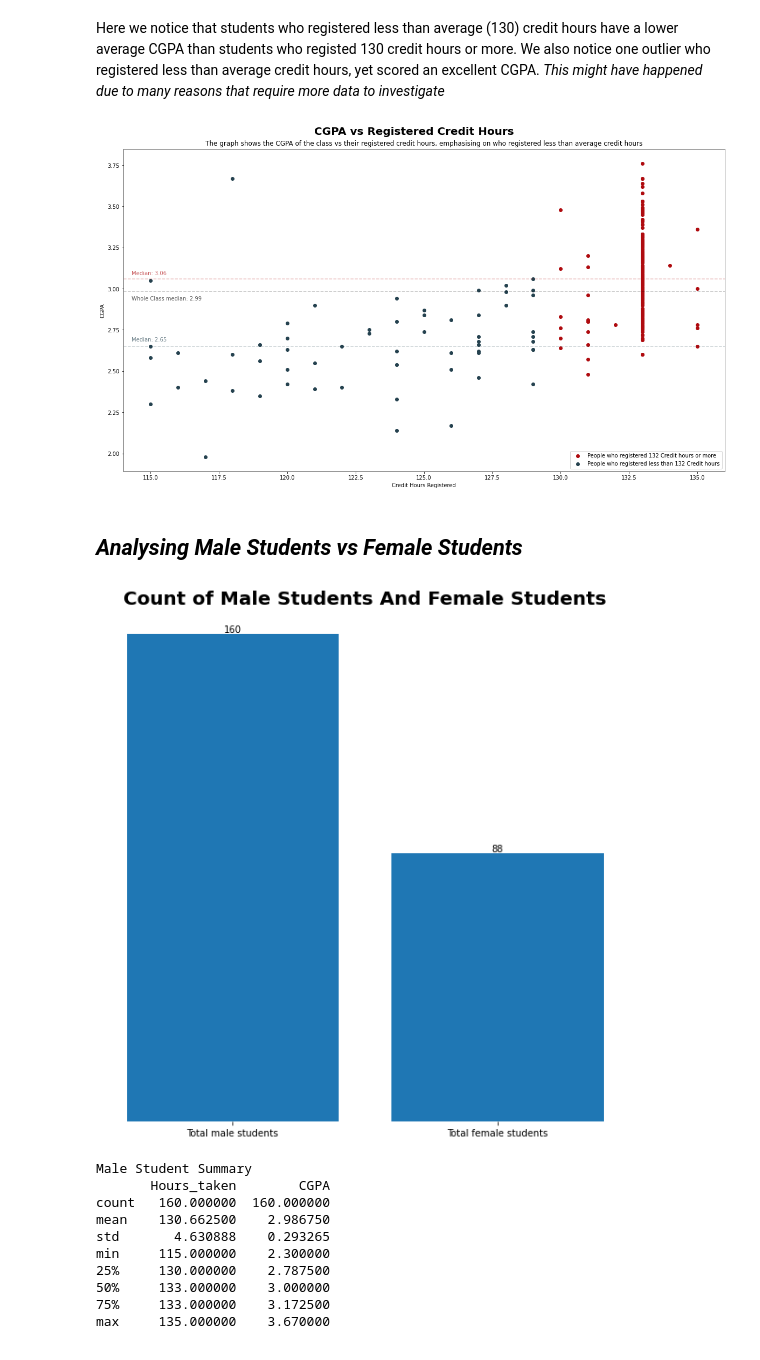
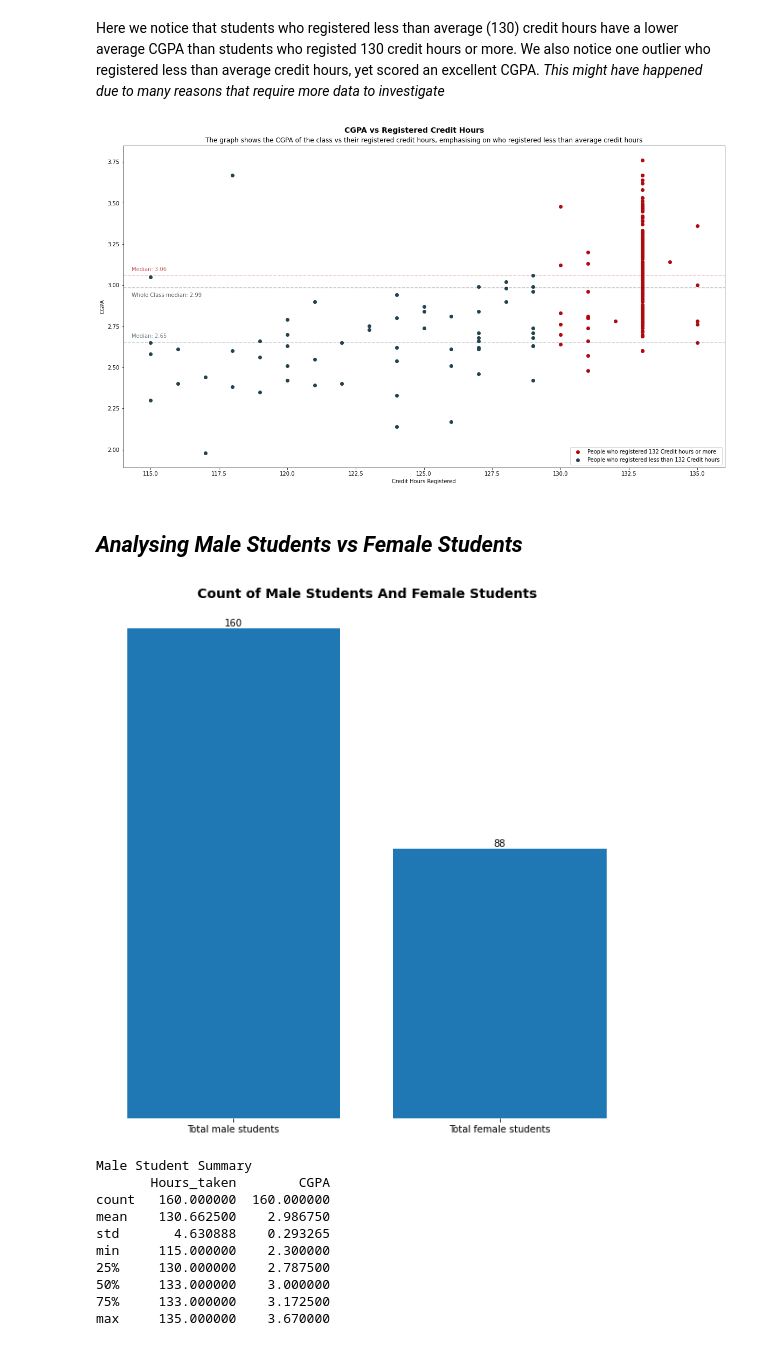
Before and after one commit to abdoitman/Analysing-Class-Scores, a Jupyter notebook: class_data_summary.ipynb, the cells around one changed output. Saved outputs shown, nothing was run; the diff lists cells and outputs as text; code cells hidden in the pictures.

Commit message:
Update fontweight in graphs

```diff
--- a/class_data_summary.ipynb
+++ b/class_data_summary.ipynb
@@ -205,30 +215,30 @@ plt.legend(loc='lower right')
 
 _ = plt.xlabel('Credit Hours Registered')
 _ = plt.ylabel('CGPA')
-_ = plt.suptitle("CGPA vs Registered Credit Hours", fontweight= 'bold', fontsize= 20, y= 0.932)
-_= plt.title('The graph shows the CGPA of the class vs their registered credit hours, emphasising on who registered less than average credit hours')
+_ = plt.suptitle("CGPA vs Registered Credit Hours", fontweight= 'bold', fontsize= 14, y= 0.924)
+_ = plt.title('The graph shows the CGPA of the class vs their registered credit hours, emphasising on who registered less than average credit hours')
 # %% [output]
-[figure, old version]
+[figure, new version]
 # %% [markdown]
 ## *Analysing Male Students vs Female Students*
 # %%
 male_students = class_data[class_data.Gender == 'M']
 female_students = class_data[class_data.Gender == 'F']
 
 data = [len(male_students), len(female_students)]
 labels= ['Total male students', 'Total female students']
 fig, ax = plt.subplots(figsize=(10,10))
 
 for s in ['top', 'bottom' , 'left' , 'right']:
     ax.spines[s].set_visible(False)
 
 plt.yticks([])
 
 bars = plt.bar(labels, data)
 _ = plt.bar_label(bars)
-_ = plt.title("Count of Male Students And Female Students", fontweight= 'bold', fontsize= 20)
+_ = plt.title("Count of Male Students And Female Students", fontweight= 'bold', fontsize= 14)
 # %% [output]
-[figure, old version]
+[figure, new version]
 # %%
 print('Male Student Summary')
 print(male_students.drop('ID',axis=1).describe())
```
Also changed, not shown: parts of 11 cells of this notebook.
